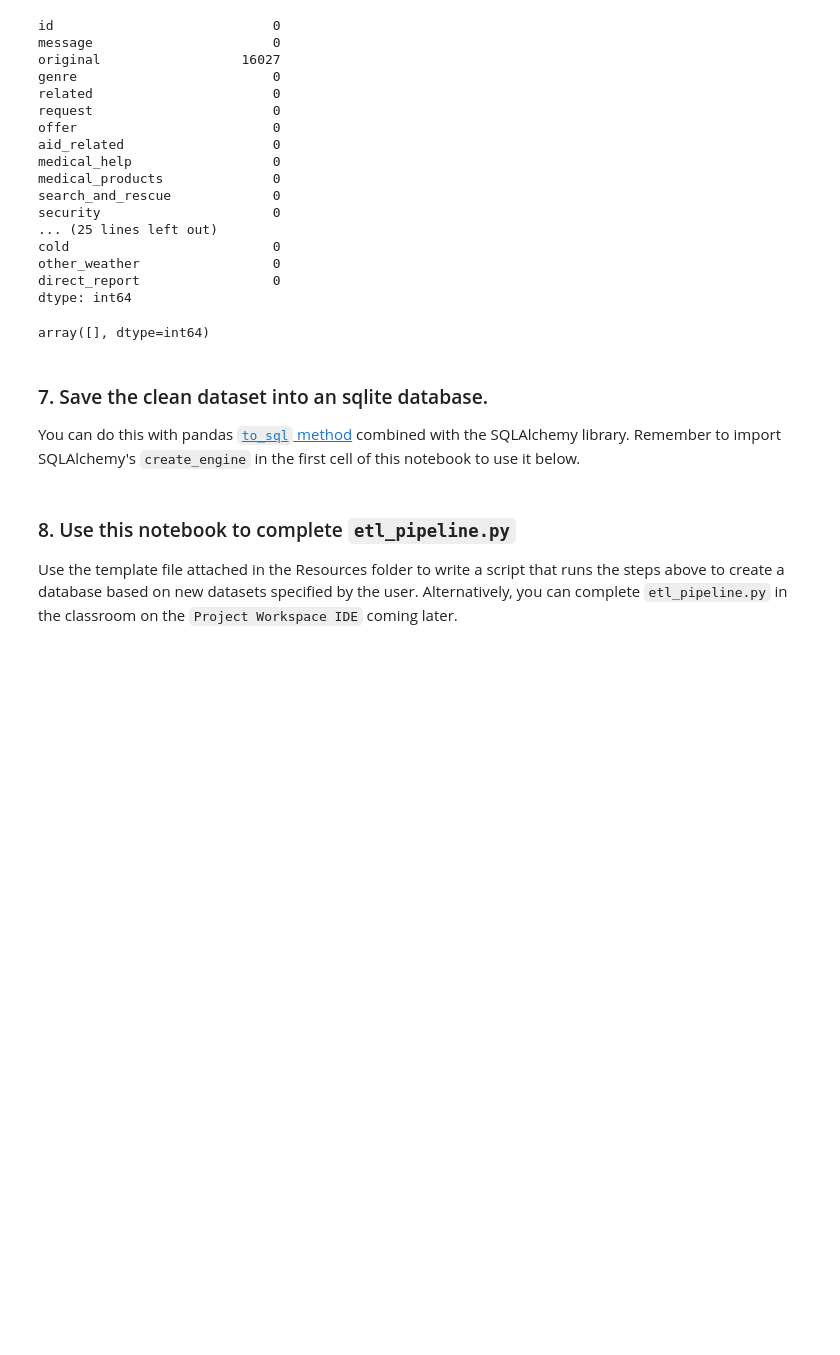
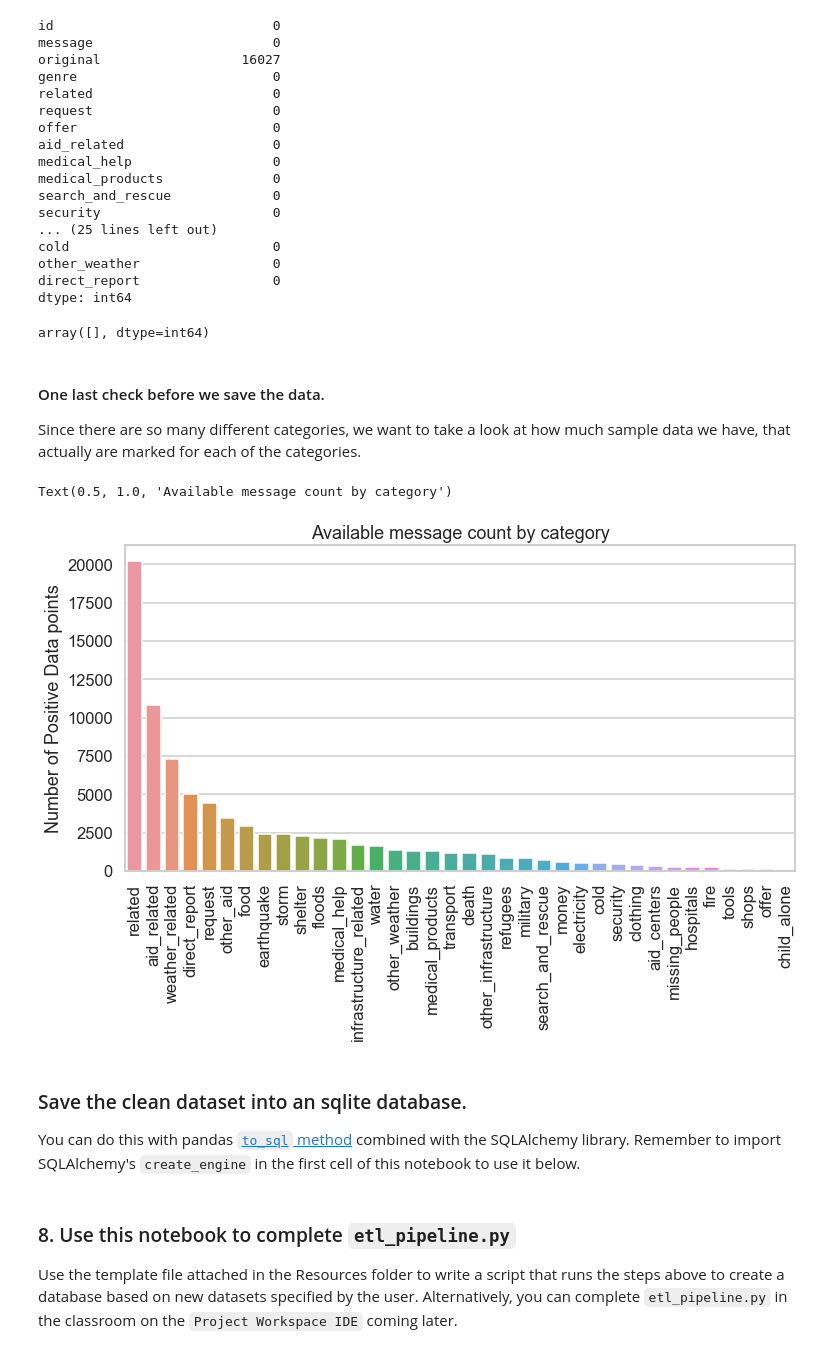
Before and after one commit to ronald-leung/Udacity-Exercises, a Jupyter notebook: DataScienceNanoDegree/Project2/jupyter/ETL Pipeline Preparation.ipynb, the cells around one changed output. Drawn from its saved outputs; the diff is of its cells as text; code cells hidden in the pictures; blank space fills up the shorter version.

Commit message:
Add jupyter plot for available categories and update documentations

```diff
--- a/DataScienceNanoDegree/Project2/jupyter/ETL Pipeline Preparation.ipynb
+++ b/DataScienceNanoDegree/Project2/jupyter/ETL Pipeline Preparation.ipynb
@@ -10,7 +36,7 @@ Follow the instructions below to help you create your ETL pipeline.
 import pandas as pd
 # %%
 # load messages dataset
-messages = pd.read_csv("messages.csv")
+messages = pd.read_csv("../data/disaster_messages.csv")
 messages.head()
 # %% [output]
 |  | id | message | original | genre |
@@ -54,7 +80,7 @@ messages[messages.id.duplicated()].shape
 duplicatedMessageID = messages[messages.id.duplicated()]["id"]
 # %%
 # load categories dataset
-categories = pd.read_csv("categories.csv")
+categories = pd.read_csv("../data/disaster_categories.csv")
 categories.head()
 # %% [output]
 |  | id | categories |
@@ -389,3 +415,6 @@ duplicated_rows = df[df["id"].duplicated()]["id"].unique()
 duplicated_rows
 # %% [output]
 array([], dtype=int64)
+# %% [markdown]
+#### One last check before we save the data.
+Since there are so many different categories, we want to take a look at how much sample data we have, that actually are marked for each of the categories.
@@ -392,5 +424,29 @@ array([], dtype=int64)
+# %%
+cat_available = np.sum(df[[item for item in df.columns if item not in ['id', 'message', 'original', 'genre']]]).sort_values(ascending=False)
+# %%
+def formatPlots():
+    """
+    Description: This function is a simple script to help us reuse styling codes in one place
+
+    Arguments:
+        None
+
+    Returns: None
+    """
+    sns.set(style="whitegrid")
+    sns.set_context("talk")
+    fig, ax = pyplot.subplots(figsize=(12,6))
+    pyplot.xticks(rotation=90)
+# %%
+formatPlots()
+chart = sns.barplot(x=cat_available.index, y=cat_available)
+chart.set_ylabel("Number of Positive Data points")
+chart.set_title("Available message count by category")
+# %% [output]
+Text(0.5, 1.0, 'Available message count by category')
+[figure, added]
 # %% [markdown]
-### 7. Save the clean dataset into an sqlite database.
+### Save the clean dataset into an sqlite database.
 You can do this with pandas [`to_sql` method](https://pandas.pydata.org/pandas-docs/stable/generated/pandas.DataFrame.to_sql.html) combined with the SQLAlchemy library. Remember to import SQLAlchemy's `create_engine` in the first cell of this notebook to use it below.
 # %%
 from sqlalchemy import create_engine
```
Also changed, not shown: parts of 10 cells of this notebook, 2 other files.
